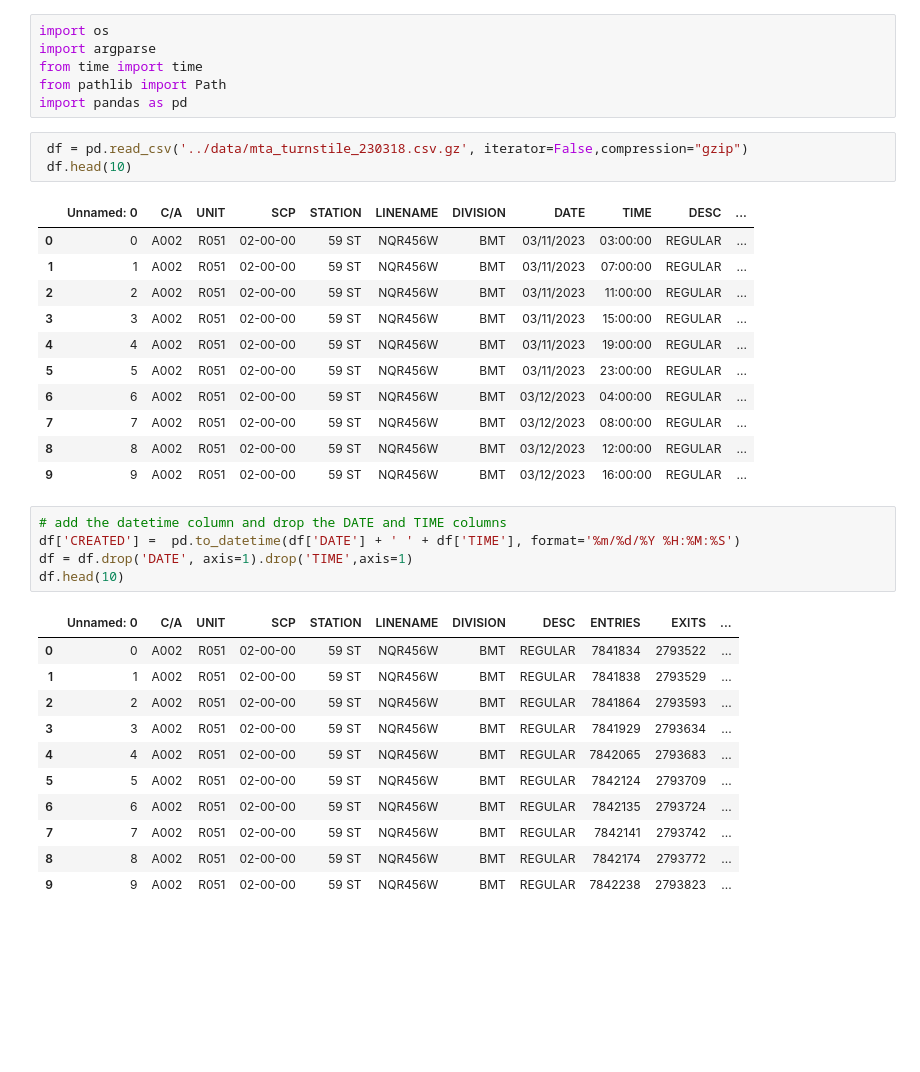
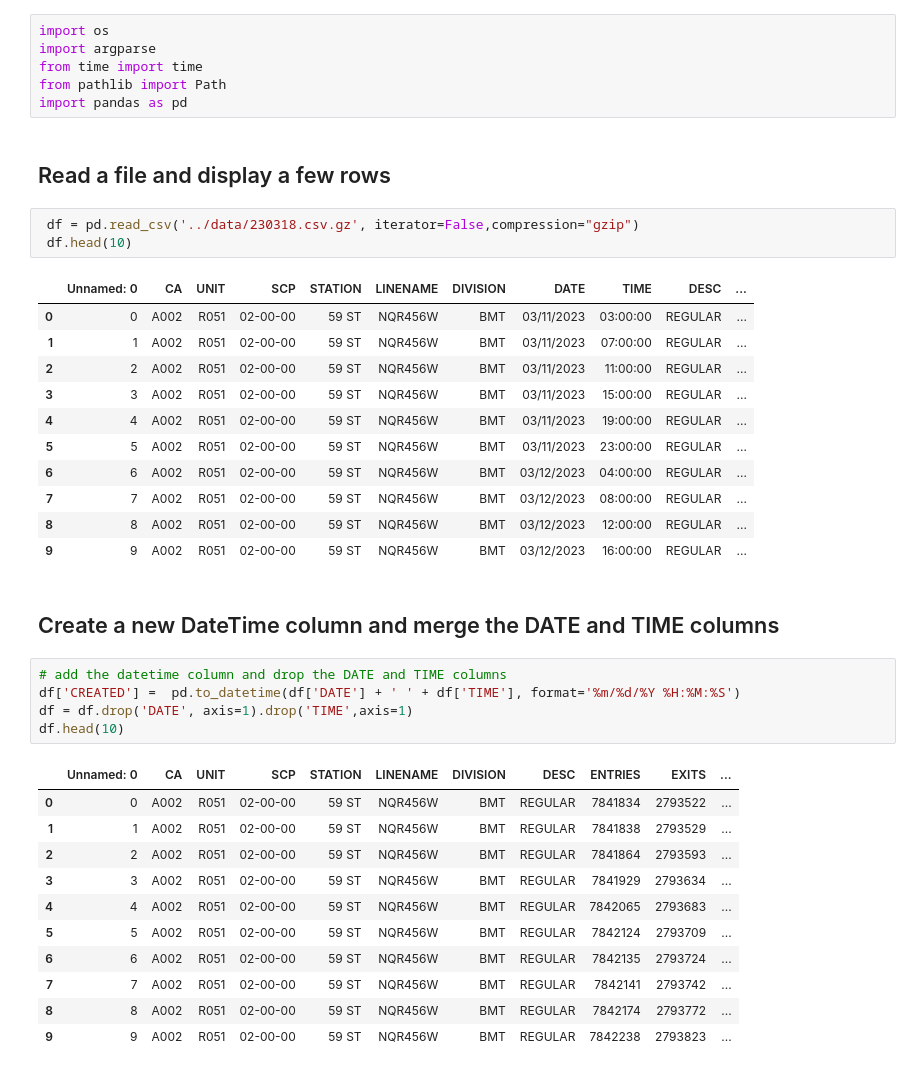
Before and after one commit to ozkary/data-engineering-mta-turnstile, a Jupyter notebook: Step1-Discovery/discovery.ipynb, the cells around one changed output. Cells and saved outputs as stored; diff of their text form; blank space fills up the shorter version.

```diff
--- a/Step1-Discovery/discovery.ipynb
+++ b/Step1-Discovery/discovery.ipynb
@@ -4,11 +4,13 @@ import argparse
 from time import time
 from pathlib import Path
 import pandas as pd
+# %% [markdown]
+## Read a file and display a few rows
 # %%
- df = pd.read_csv('../data/mta_turnstile_230318.csv.gz', iterator=False,compression="gzip")
+ df = pd.read_csv('../data/230318.csv.gz', iterator=False,compression="gzip")
  df.head(10)
 # %% [output]
-|  | Unnamed: 0 | C/A | UNIT | SCP | STATION | LINENAME | DIVISION | DATE | TIME | DESC | ... |
+|  | Unnamed: 0 | CA | UNIT | SCP | STATION | LINENAME | DIVISION | DATE | TIME | DESC | ... |
 | 0 | 0 | A002 | R051 | 02-00-00 | 59 ST | NQR456W | BMT | 03/11/2023 | 03:00:00 | REGULAR | ... |
 | 1 | 1 | A002 | R051 | 02-00-00 | 59 ST | NQR456W | BMT | 03/11/2023 | 07:00:00 | REGULAR | ... |
 | 2 | 2 | A002 | R051 | 02-00-00 | 59 ST | NQR456W | BMT | 03/11/2023 | 11:00:00 | REGULAR | ... |
@@ -19,13 +21,15 @@ import pandas as pd
 | 7 | 7 | A002 | R051 | 02-00-00 | 59 ST | NQR456W | BMT | 03/12/2023 | 08:00:00 | REGULAR | ... |
 | 8 | 8 | A002 | R051 | 02-00-00 | 59 ST | NQR456W | BMT | 03/12/2023 | 12:00:00 | REGULAR | ... |
 | 9 | 9 | A002 | R051 | 02-00-00 | 59 ST | NQR456W | BMT | 03/12/2023 | 16:00:00 | REGULAR | ... |
+# %% [markdown]
+## Create a new DateTime column and merge the DATE and TIME columns
 # %%
 # add the datetime column and drop the DATE and TIME columns
 df['CREATED'] =  pd.to_datetime(df['DATE'] + ' ' + df['TIME'], format='%m/%d/%Y %H:%M:%S')
 df = df.drop('DATE', axis=1).drop('TIME',axis=1)
 df.head(10)
 # %% [output]
-|  | Unnamed: 0 | C/A | UNIT | SCP | STATION | LINENAME | DIVISION | DESC | ENTRIES | EXITS | ... |
+|  | Unnamed: 0 | CA | UNIT | SCP | STATION | LINENAME | DIVISION | DESC | ENTRIES | EXITS | ... |
 | 0 | 0 | A002 | R051 | 02-00-00 | 59 ST | NQR456W | BMT | REGULAR | 7841834 | 2793522 | ... |
 | 1 | 1 | A002 | R051 | 02-00-00 | 59 ST | NQR456W | BMT | REGULAR | 7841838 | 2793529 | ... |
 | 2 | 2 | A002 | R051 | 02-00-00 | 59 ST | NQR456W | BMT | REGULAR | 7841864 | 2793593 | ... |
```
Also changed, not shown: parts of 7 cells of this notebook.
